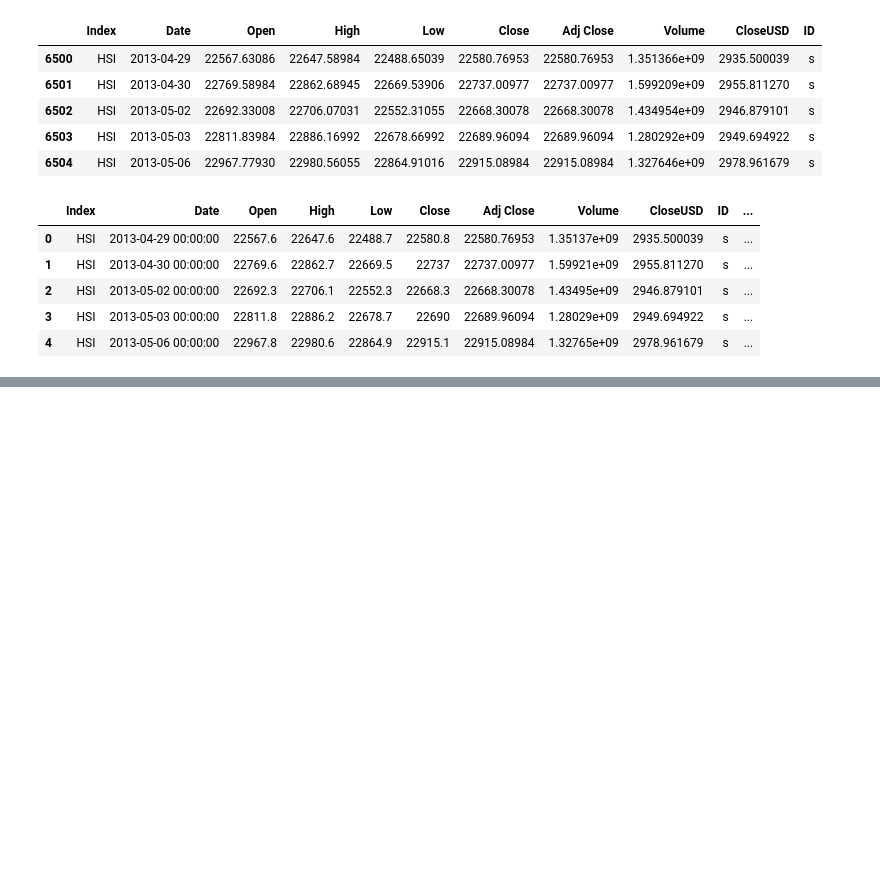
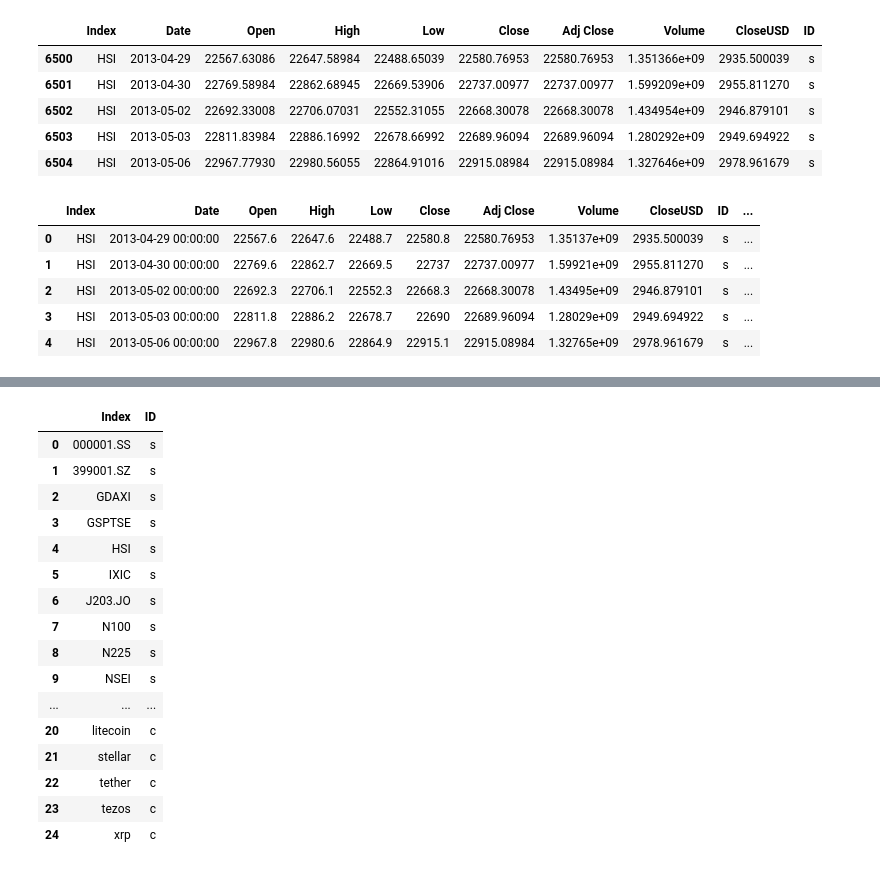
Before and after one commit to scaldwell545/project-2-local, a Jupyter notebook: sam_main.ipynb, the cells around one changed output, grey strips where cells are left out. Drawn from its saved outputs; the diff is of its cells as text; code cells hidden in the pictures; blank space fills up the shorter version.

```diff
--- a/sam_main.ipynb
+++ b/sam_main.ipynb
@@ -146,0 +186,27 @@ final_df.head()
+# %%
+## Need to create a dataframe with primary keys
+
+index_dict = final_df.groupby(["Index"]).first()["ID"].to_dict()
+index_df = pd.DataFrame.from_dict(index_dict,orient='index')
+index_df = index_df.reset_index().rename(columns = {'index' : 'Index'})
+index_df = index_df.rename(columns={index_df.columns[1]: 'ID'})
+# %%
+index_df
+# %% [output]
+|  | Index | ID |
+| 0 | 000001.SS | s |
+| 1 | 399001.SZ | s |
+| 2 | GDAXI | s |
+| 3 | GSPTSE | s |
+| 4 | HSI | s |
+| 5 | IXIC | s |
+| 6 | J203.JO | s |
+| 7 | N100 | s |
+| 8 | N225 | s |
+| 9 | NSEI | s |
+| ... | ... | ... |
+| 20 | litecoin | c |
+| 21 | stellar | c |
+| 22 | tether | c |
+| 23 | tezos | c |
+| 24 | xrp | c |
```
Also changed, not shown: parts of 6 cells of this notebook, 2 other files.
